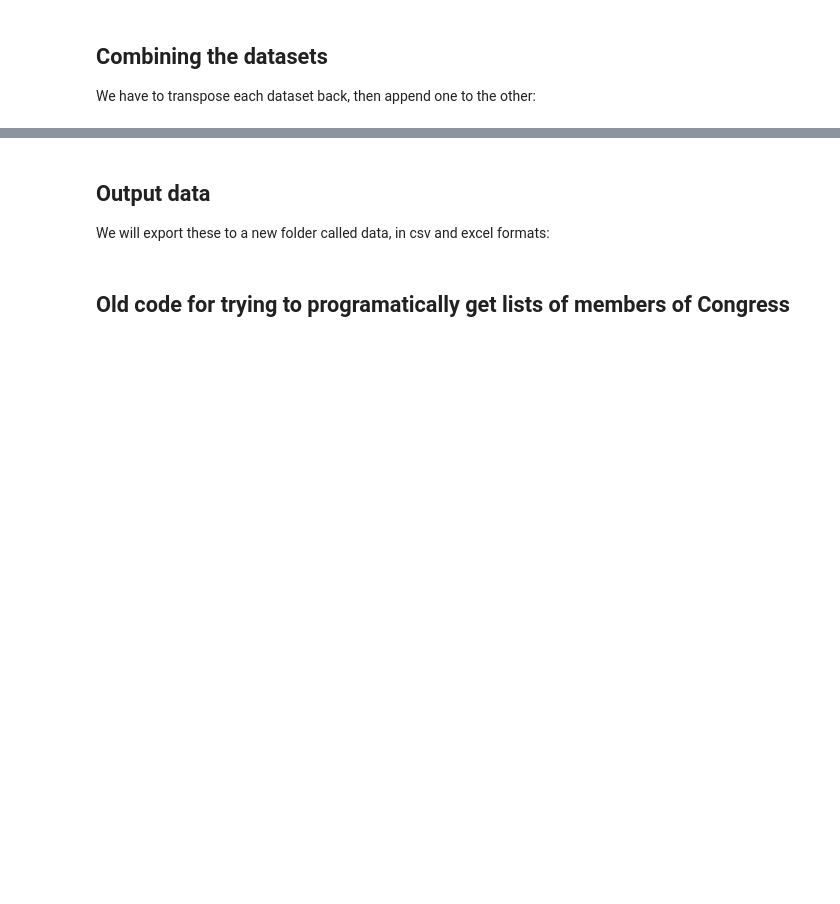
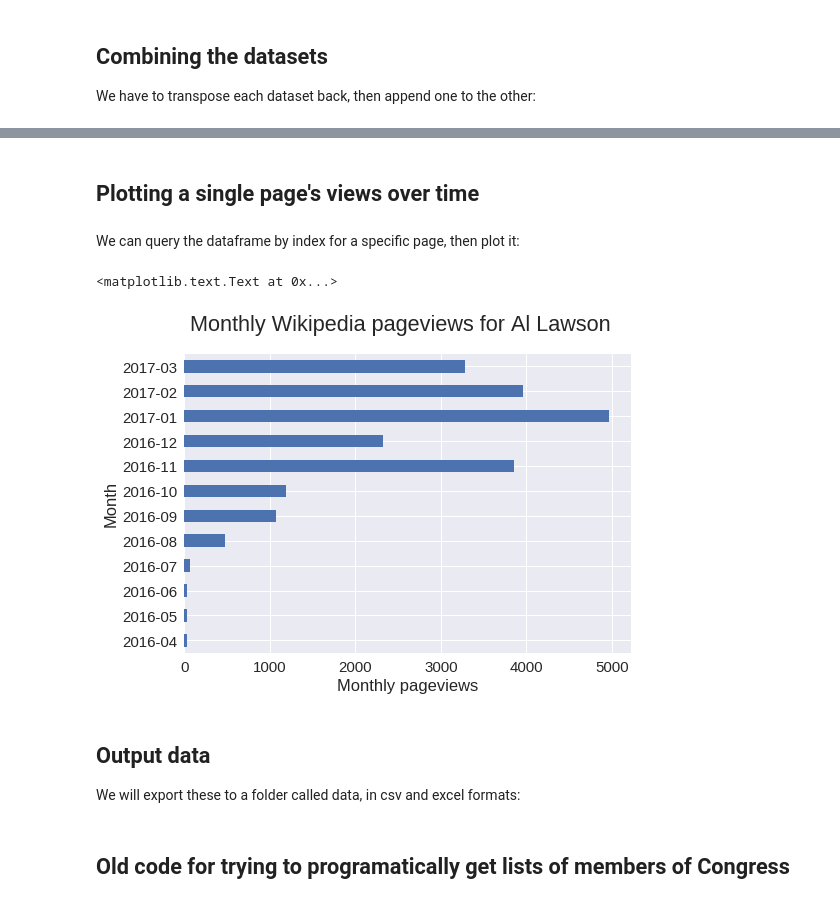
Before and after one commit to staeiou/wiki-stat-notebooks, a Jupyter notebook: pageviews/pageviews-congress.ipynb, the cells around one changed output, grey strips where cells are left out. Saved outputs shown, nothing was run; the diff lists cells and outputs as text; code cells hidden in the pictures; blank space fills up the shorter version.

```diff
--- a/pageviews/pageviews-congress.ipynb
+++ b/pageviews/pageviews-congress.ipynb
@@ -298,4 +302,20 @@ ax.set_ylabel("Month")
+# %% [markdown]
+## Plotting a single page's views over time
+# %% [markdown]
+We can query the dataframe by index for a specific page, then plot it:
+# %%
+fig = plt.figure()
+fig.suptitle("Monthly Wikipedia pageviews for Al Lawson")
+plt.ticklabel_format(style = 'plain')
+
+ax = congress_df.ix['Al_Lawson'].plot(kind='barh')
+
+ax.set_xlabel("Monthly pageviews")
+ax.set_ylabel("Month")
+# %% [output]
+<matplotlib.text.Text at 0x...>
+[figure, added]
 # %% [markdown]
 ## Output data
 
-We will export these to a new folder called data, in csv and excel formats:
+We will export these to a folder called data, in csv and excel formats:
```
Also changed, not shown: parts of 26 cells of this notebook.
